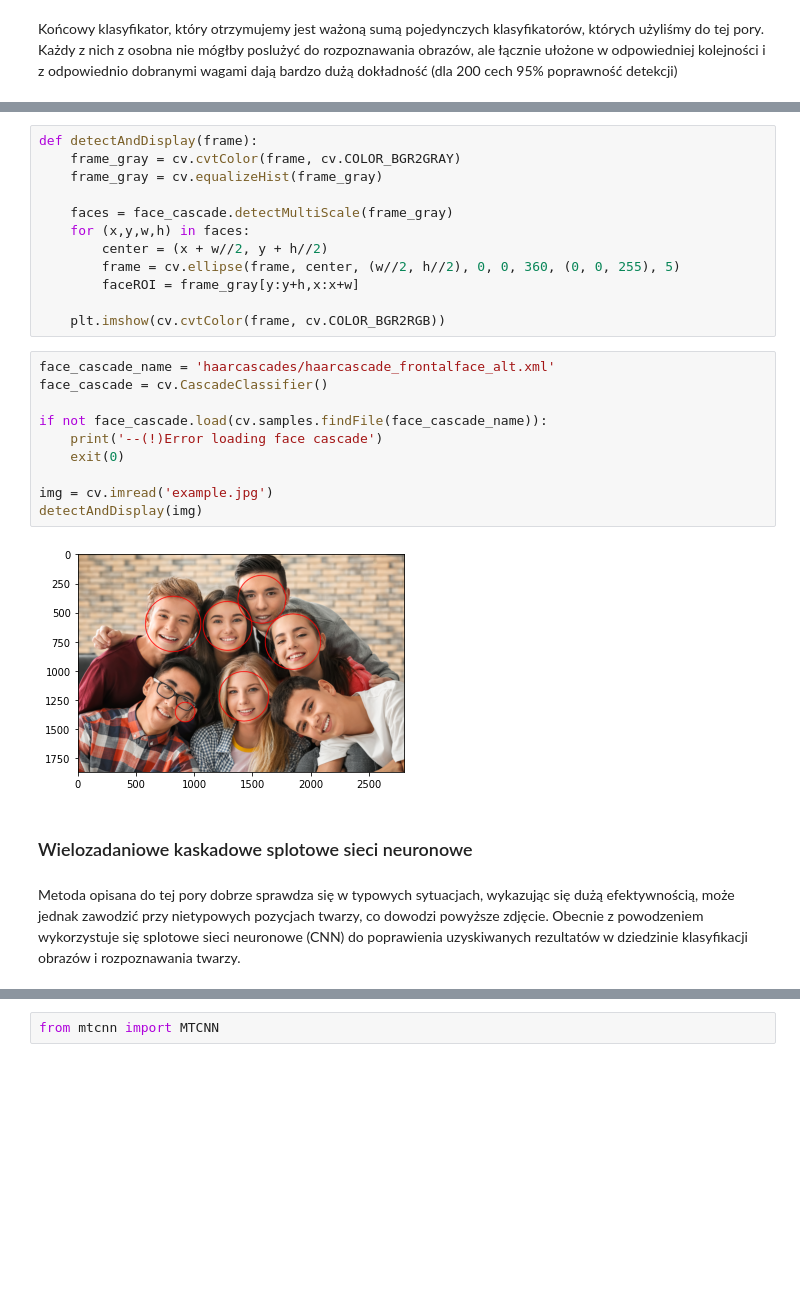
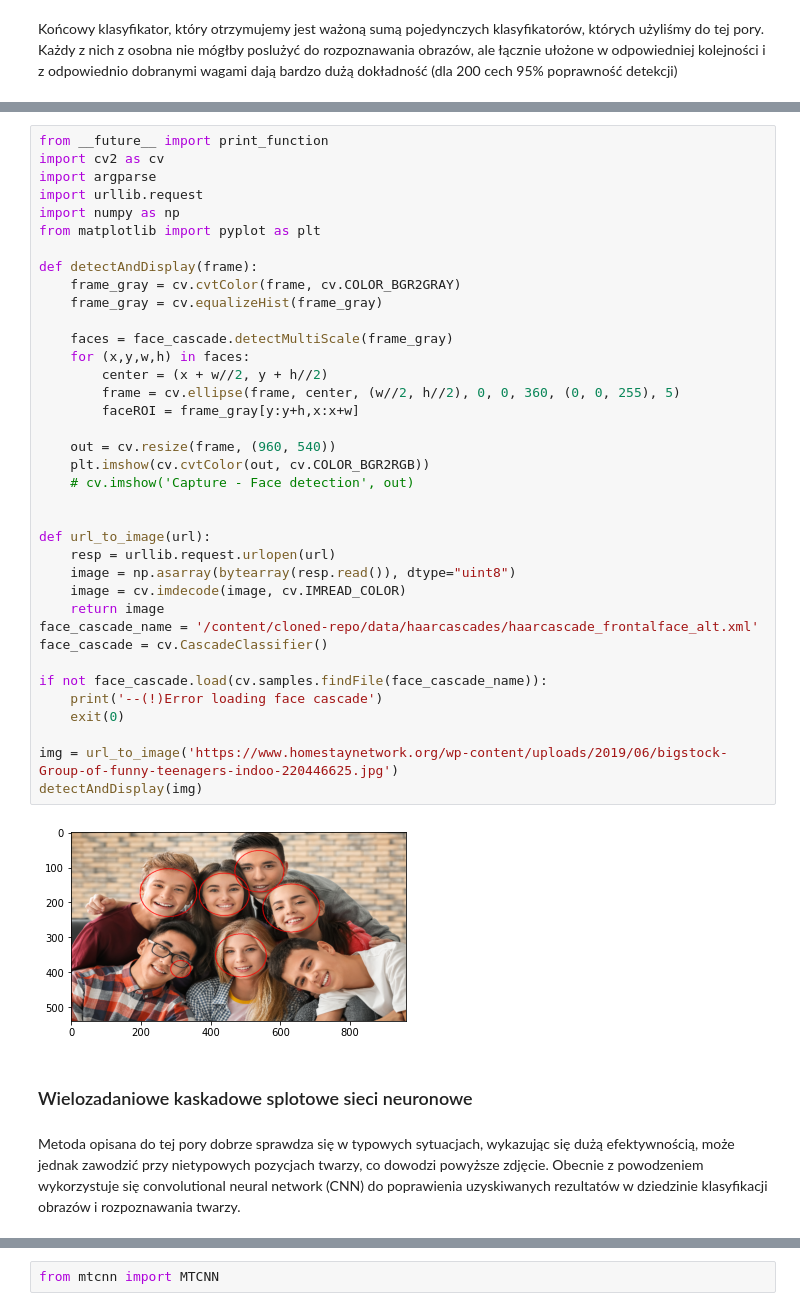
Before and after one commit to drewko/Machine-Learning-Tutorial-5, a Jupyter notebook: ML_tutorial_5.ipynb, the cells around one changed output, grey strips where cells are left out. Cells and saved outputs as stored; diff of their text form; blank space fills up the shorter version.

```diff
--- a/ML_tutorial_5.ipynb
+++ b/ML_tutorial_5.ipynb
@@ -79,32 +99,47 @@ from matplotlib import pyplot as plt
 # %%
+from __future__ import print_function
+import cv2 as cv
+import argparse
+import urllib.request
+import numpy as np
+from matplotlib import pyplot as plt
+
 def detectAndDisplay(frame):
     frame_gray = cv.cvtColor(frame, cv.COLOR_BGR2GRAY)
     frame_gray = cv.equalizeHist(frame_gray)
 
     faces = face_cascade.detectMultiScale(frame_gray)
     for (x,y,w,h) in faces:
         center = (x + w//2, y + h//2)
         frame = cv.ellipse(frame, center, (w//2, h//2), 0, 0, 360, (0, 0, 255), 5)
         faceROI = frame_gray[y:y+h,x:x+w]
 
-    plt.imshow(cv.cvtColor(frame, cv.COLOR_BGR2RGB))
+    out = cv.resize(frame, (960, 540))
+    plt.imshow(cv.cvtColor(out, cv.COLOR_BGR2RGB))
+    # cv.imshow('Capture - Face detection', out)
+
+
+def url_to_image(url):
+    resp = urllib.request.urlopen(url)
+    image = np.asarray(bytearray(resp.read()), dtype="uint8")
+    image = cv.imdecode(image, cv.IMREAD_COLOR)
+    return image
+face_cascade_name = '/content/cloned-repo/data/haarcascades/haarcascade_frontalface_alt.xml'
+face_cascade = cv.CascadeClassifier()
+
+if not face_cascade.load(cv.samples.findFile(face_cascade_name)):
+    print('--(!)Error loading face cascade')
+    exit(0)
+
+img = url_to_image('https://www.homestaynetwork.org/wp-content/uploads/2019/06/bigstock-Group-of-funny-teenagers-indoo-220446625.jpg')
+detectAndDisplay(img)
+# %% [output]
+[figure, added]
-# %%
-face_cascade_name = 'haarcascades/haarcascade_frontalface_alt.xml'
-face_cascade = cv.CascadeClassifier()
-
-if not face_cascade.load(cv.samples.findFile(face_cascade_name)):
-    print('--(!)Error loading face cascade')
-    exit(0)
-
-img = cv.imread('example.jpg')
-detectAndDisplay(img)
-# %% [output]
-[figure, removed]
 # %% [markdown]
 ### Wielozadaniowe kaskadowe splotowe sieci neuronowe
 # %% [markdown]
 Metoda opisana do tej pory dobrze sprawdza się w typowych sytuacjach, wykazując się dużą efektywnością, może jednak zawodzić przy nietypowych pozycjach twarzy, co dowodzi powyższe zdjęcie.
-Obecnie z powodzeniem wykorzystuje się splotowe sieci neuronowe (CNN) do poprawienia uzyskiwanych rezultatów w dziedzinie klasyfikacji obrazów i rozpoznawania twarzy.
+Obecnie z powodzeniem wykorzystuje się convolutional neural network (CNN) do poprawienia uzyskiwanych rezultatów w dziedzinie klasyfikacji obrazów i rozpoznawania twarzy.
 # %% [markdown]
 Przedstawiona poniżej metoda łączy zadanie rozpoznawania twarzy z zadaniem wyrównywania korzystając z nieodłącznej korelacji między nimi.
 Składa się z 3 etapów:
```
Also changed, not shown: parts of 14 cells of this notebook.
